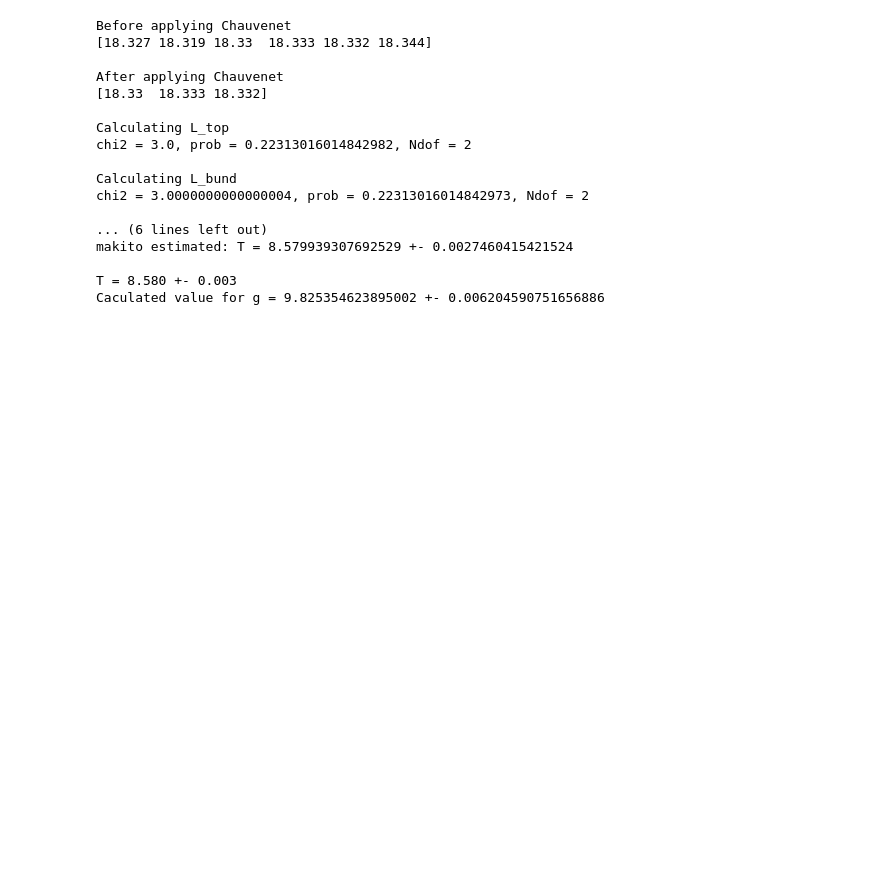
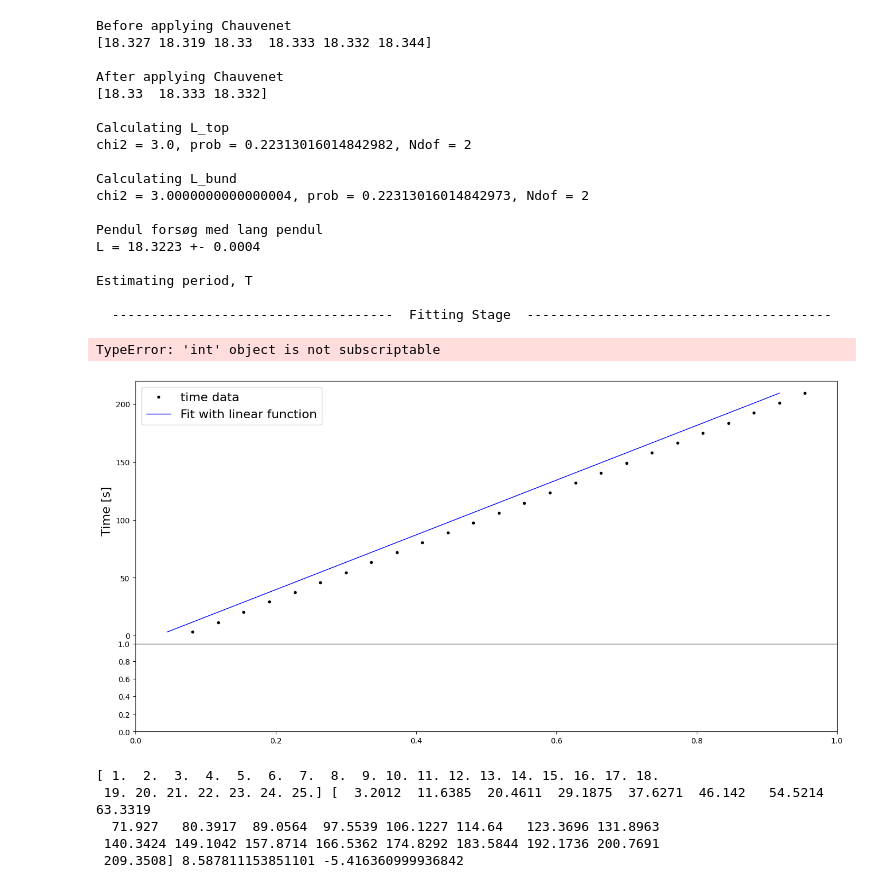
Before and after one commit to oscar4aar/BenStat_Gruppe, a Jupyter notebook: Data_Pendulforsøg.ipynb, the cells around one changed output. Drawn from its saved outputs; the diff is of its cells as text; code cells hidden in the pictures; blank space fills up the shorter version.

```diff
--- a/Data_Pendulforsøg.ipynb
+++ b/Data_Pendulforsøg.ipynb
@@ -238,43 +279,61 @@ print(f"L = {L:.4f} +- {eL:.4f}")
 
 print("")
 print("Estimating period, T")
+plotting_data = 0
+a_plot = np.array([])
+b_plot = np.array([])
 T_values = np.array([])
 sigmaT_values = np.array([])
+residuals_plot = np.array([])
 for person in experiment_by:
     if person == "Jakob": # Jakob did not participate
         continue
 
     data = np.genfromtxt(f"timedat/long_{person}.dat")
+    if person == "anders":
+        plot(data,a,b,res)
 
-    T, sigmaT, _ = find_T_sigmaT(data)
+
+    T, sigmaT, minuit_chi2 = find_T_sigmaT(data, person) # , offset, sigma_offset
     T_values = np.append(T_values, T)
     sigmaT_values = np.append(sigmaT_values, sigmaT)
     print(f"{person} estimated: T = {T} +- {sigmaT}")
 
 
 # weighted mean of each T values
 weighted_T =  np.sum(T_values/sigmaT_values**2) / np.sum(1/sigmaT_values**2) + blinding
 weighted_sigmaT = np.sqrt(1/np.sum(1/sigmaT_values**2))
 print("")
 print(f"T = {weighted_T:.3f} +- {weighted_sigmaT:.3f}")
 print(f"Caculated value for g = {eval_g(weighted_T, L)} +- {eval_eg(L, weighted_T, eL, weighted_sigmaT)}")
 # %% [output]
 Before applying Chauvenet
 [18.327 18.319 18.33  18.333 18.332 18.344]
 
 After applying Chauvenet
 [18.33  18.333 18.332]
 
 Calculating L_top
 chi2 = 3.0, prob = 0.22313016014842982, Ndof = 2
 
 Calculating L_bund
 chi2 = 3.0000000000000004, prob = 0.22313016014842973, Ndof = 2
 
-... (6 lines left out)
-makito estimated: T = 8.579939307692529 +- 0.0027460415421524
+Pendul forsøg med lang pendul
+L = 18.3223 +- 0.0004
 
-T = 8.580 +- 0.003
-Caculated value for g = 9.825354623895002 +- 0.006204590751656886
+Estimating period, T
+
+  ------------------------------------  Fitting Stage  ---------------------------------------
+TypeError: 'int' object is not subscriptable
+[figure, added]
+# %%
+print(plotting_data[:,0],plotting_data[:,1],a_plot[0], b_plot[0])
+# %% [output]
+[ 1.  2.  3.  4.  5.  6.  7.  8.  9. 10. 11. 12. 13. 14. 15. 16. 17. 18.
+ 19. 20. 21. 22. 23. 24. 25.] [  3.2012  11.6385  20.4611  29.1875  37.6271  46.142   54.5214  63.3319
+  71.927   80.3917  89.0564  97.5539 106.1227 114.64   123.3696 131.8963
+ 140.3424 149.1042 157.8714 166.5362 174.8292 183.5844 192.1736 200.7691
+ 209.3508] 8.587811153851101 -5.416360999936842
 # %%
 # time fitting
```
Also changed, not shown: parts of 6 cells of this notebook.
